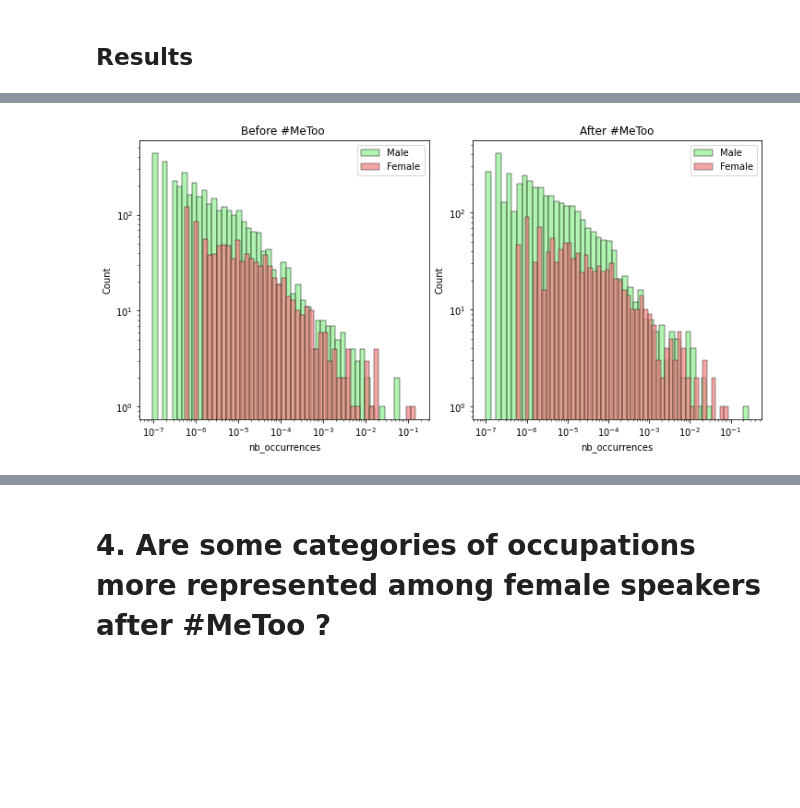
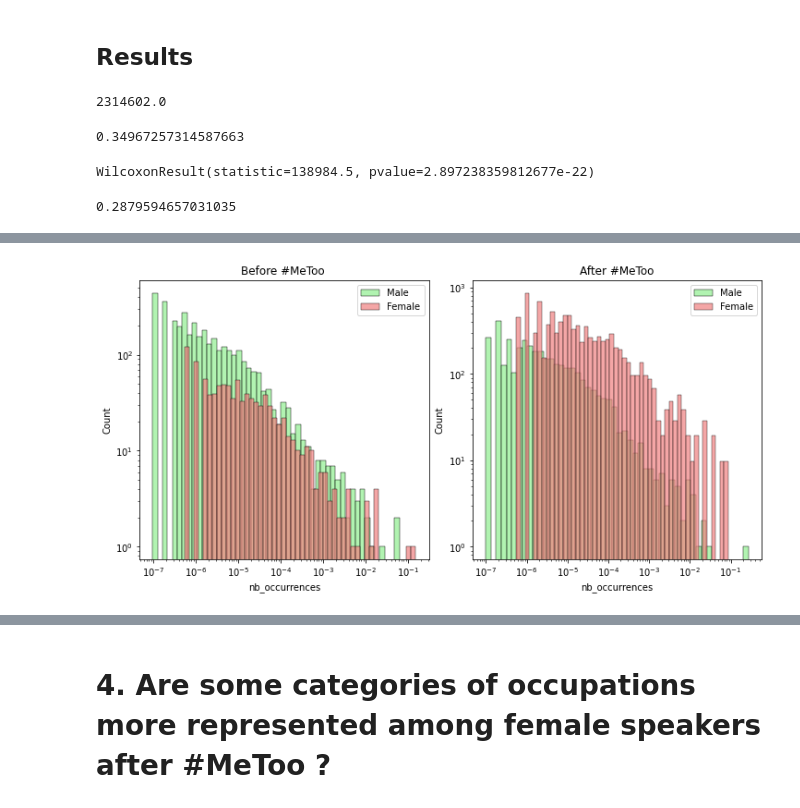
Before and after one commit to janougome/ADA-team, a Jupyter notebook: Milestone3.ipynb, the cells around one changed output, grey strips where cells are left out. Cells and saved outputs as stored; diff of their text form; code cells hidden in the pictures; blank space fills up the shorter version.

Commit message:
statistics

```diff
--- a/Milestone3.ipynb
+++ b/Milestone3.ipynb
@@ -334,6 +353,28 @@ prop_fmale_before =  fmale_before_metoo['nb_occurrences']/(fmale_balanced['nb_oc
 fmale_after_metoo = balanced_all_genders[(balanced_all_genders['label']==1)&(balanced_all_genders['gender'] == 'female')]
 #proportion nombre d'occurrences de citations par speaker femme après me too, par rapport au nombre total d'occurences sur tous les hommes
 prop_fmale_after=  fmale_after_metoo['nb_occurrences']/(fmale_balanced['nb_occurrences'].sum())
+# %%
+##Stats males
+stats.wilcoxon(male_before_metoo['nb_occurrences'], male_after_metoo['nb_occurrences'])
+# %% [output]
+2314602.0
+# %%
+effect_size = (stats.wilcoxon(male_before_metoo['nb_occurrences'],
+                              male_after_metoo['nb_occurrences'])[0])/sum(list(range(0, len(male_before_metoo))))
+effect_size
+# %% [output]
+0.34967257314587663
+# %%
+##Stats females
+stats.wilcoxon(fmale_before_metoo['nb_occurrences'], fmale_after_metoo['nb_occurrences'])
+# %% [output]
+WilcoxonResult(statistic=138984.5, pvalue=2.897238359812677e-22)
+# %%
+effect_size = (stats.wilcoxon(fmale_before_metoo['nb_occurrences'],
+                              fmale_after_metoo['nb_occurrences'])[0])/sum(list(range(0, len(fmale_before_metoo))))
+effect_size
+# %% [output]
+0.2879594657031035
 # %%
 #Mean
 print('Mean occurrences before #MeToo, per women : ',fmale_before_metoo['nb_occurrences'].mean() ,', and per men : ',male_before_metoo['nb_occurrences'].mean())
@@ -396,35 +437,35 @@ sns.histplot(ax = axs[0],
                  bins = 50,
                  log_scale = True,
                  color = 'lightcoral',
                  alpha = 0.7,
                  legend = True,
                  stat = 'count')
 axs[0].set_title('Before #MeToo ')
 axs[0].legend(labels=['Male','Female']);
 axs[0].set(yscale = 'log')
 sns.histplot(ax = axs[1],
                  data = prop_male_after,
                  bins = 50,
                  log_scale = True,
                  color = 'lightgreen',
                  alpha = 0.7,
                  legend = True,
                  stat = 'count')
 sns.histplot(ax = axs[1],
                  data = prop_fmale_after,
                  bins = 50,
                  log_scale = True,
                  color = 'lightcoral',
                  alpha = 0.7,
                  legend = True,
-                 stat = 'count')
+                 stat = 'frequency')
 axs[1].set_title('After #MeToo')
 axs[1].legend(labels=['Male','Female']);
 axs[1].set(yscale = 'log')
 
 plt.show()
 # %% [output]
-[figure, old version]
+[figure, new version]
 # %%
 #converts my list into a dict, useful for generation of worldcloud :
 def Convert(lst):
```
Also changed, not shown: parts of 6 cells of this notebook, 1 other file.
